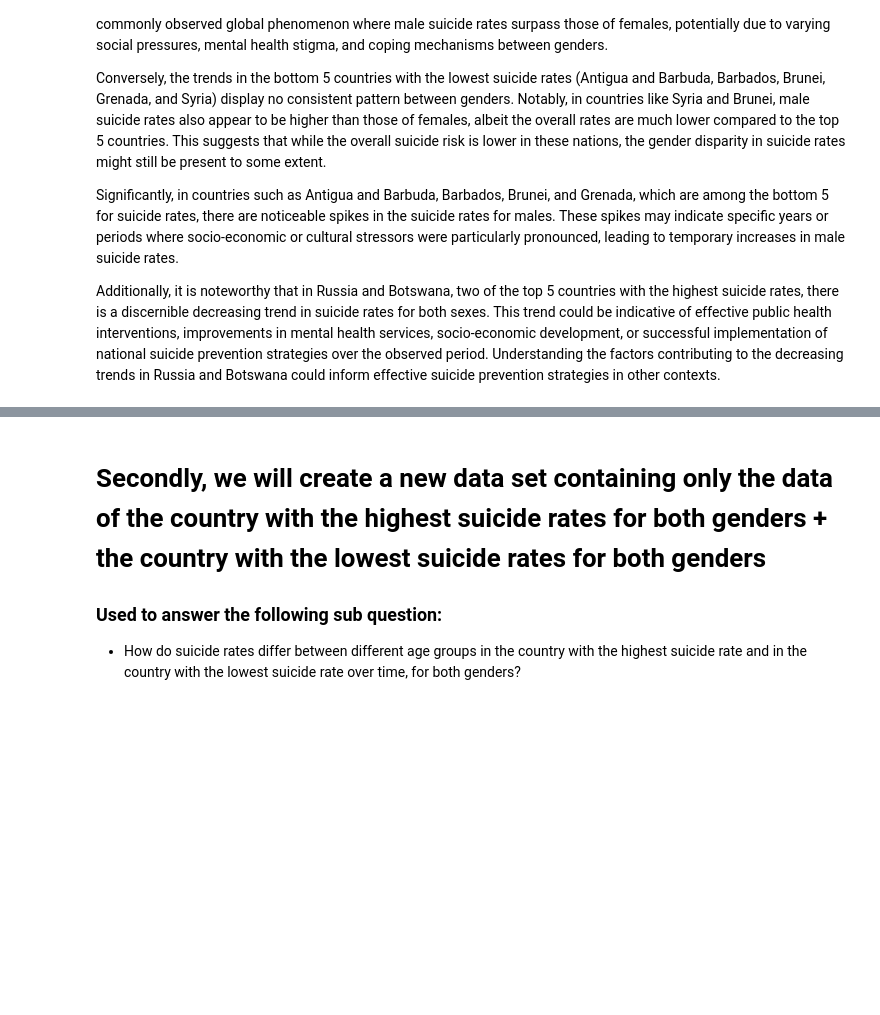
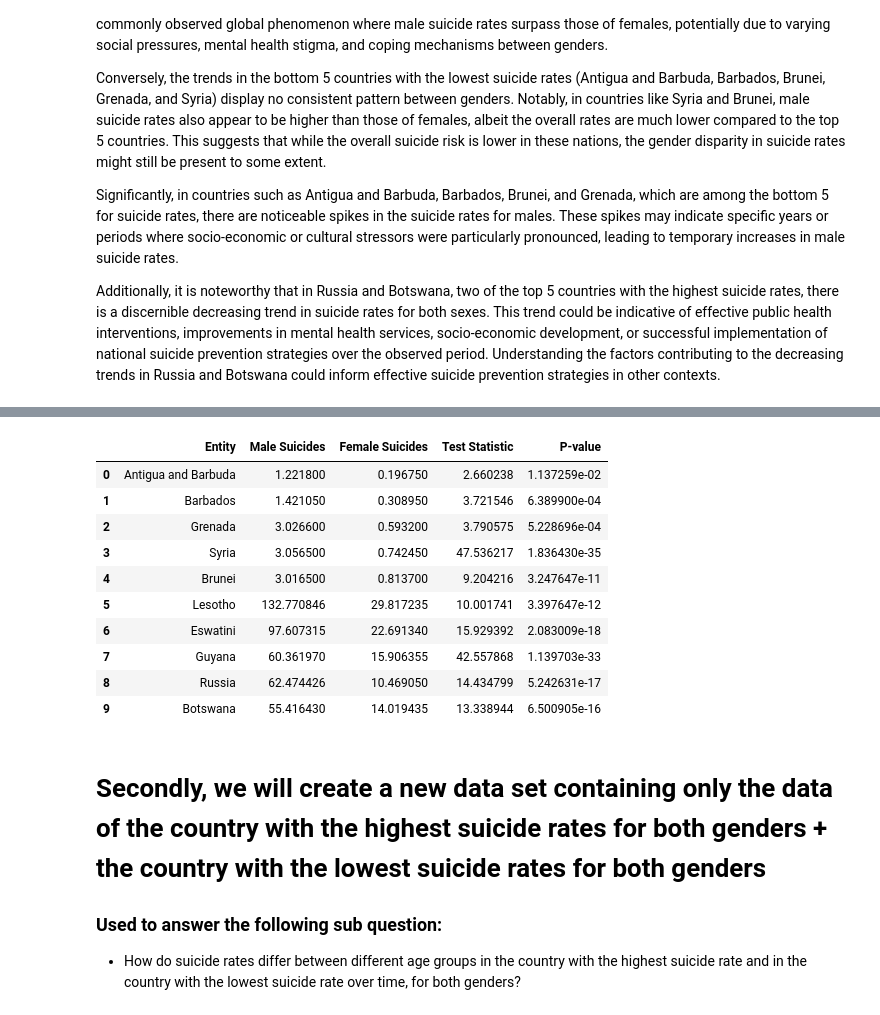
Before and after one commit to LingMJDK/Project_Data_Wrangling_32, a Jupyter notebook: project_DW_32.ipynb, the cells around one changed output, grey strips where cells are left out. Drawn from its saved outputs; the diff is of its cells as text; code cells hidden in the pictures; blank space fills up the shorter version.

Commit message:
added the statistical analysis

```diff
--- a/project_DW_32.ipynb
+++ b/project_DW_32.ipynb
@@ -349,3 +482,52 @@ Additionally, it is noteworthy that in Russia and Botswana, two of the top 5 cou
+# %%
+from scipy import stats
+p1 = stats.ttest_ind(group1_male['Suicide Rate'], group1_female['Suicide Rate'])
+p2 = stats.ttest_ind(group2_male['Suicide Rate'], group2_female['Suicide Rate'])
+p3 = stats.ttest_ind(group3_male['Suicide Rate'], group3_female['Suicide Rate'])
+p4 = stats.ttest_ind(group4_male['Suicide Rate'], group4_female['Suicide Rate'])
+p5 = stats.ttest_ind(group5_male['Suicide Rate'], group5_female['Suicide Rate'])
+p6 = stats.ttest_ind(group6_male['Suicide Rate'], group6_female['Suicide Rate'])
+p7 = stats.ttest_ind(group7_male['Suicide Rate'], group7_female['Suicide Rate'])
+p8 = stats.ttest_ind(group8_male['Suicide Rate'], group8_female['Suicide Rate'])
+p9 = stats.ttest_ind(group9_male['Suicide Rate'], group9_female['Suicide Rate'])
+p10 = stats.ttest_ind(group10_male['Suicide Rate'], group10_female['Suicide Rate'])
+
+df_mf_suicide['Entity'].unique()
+countries = ['Antigua and Barbuda', 'Barbados', 'Grenada', 'Syria', 'Brunei', 'Lesotho', 'Eswatini', 'Guyana', 'Russia', 'Botswana']
+
+vals = [p1, p2, p3, p4, p5, p6, p7, p8, p9, p10]
+tstat = [val[0] for val in vals]
+pvals = [val[1] for val in vals]
+
+male_bot = [val.mean() for num, val in enumerate(data_bottom) if num % 2 == 0]
+female_bot = [val.mean() for num, val in enumerate(data_bottom) if num % 2 == 1]
+male_top = [val.mean() for num, val in enumerate(data_top) if num % 2 == 0]
+female_top = [val.mean() for num, val in enumerate(data_top) if num % 2 == 1]
+
+male_mean_rate = (male_bot + male_top)
+female_mean_rate = (female_bot + female_top)
+
+df_comparison = pd.DataFrame({
+    'Entity' : countries,
+    'Male Suicides': male_mean_rate,
+    'Female Suicides': female_mean_rate,
+    'Test Statistic': tstat,
+    'P-value': pvals})
+
+display(df_comparison)
+# group1['Suicide Rate'].values.mean()
+# %% [output]
+|  | Entity | Male Suicides | Female Suicides | Test Statistic | P-value |
+| 0 | Antigua and Barbuda | 1.221800 | 0.196750 | 2.660238 | 1.137259e-02 |
+| 1 | Barbados | 1.421050 | 0.308950 | 3.721546 | 6.389900e-04 |
+| 2 | Grenada | 3.026600 | 0.593200 | 3.790575 | 5.228696e-04 |
+| 3 | Syria | 3.056500 | 0.742450 | 47.536217 | 1.836430e-35 |
+| 4 | Brunei | 3.016500 | 0.813700 | 9.204216 | 3.247647e-11 |
+| 5 | Lesotho | 132.770846 | 29.817235 | 10.001741 | 3.397647e-12 |
+| 6 | Eswatini | 97.607315 | 22.691340 | 15.929392 | 2.083009e-18 |
+| 7 | Guyana | 60.361970 | 15.906355 | 42.557868 | 1.139703e-33 |
+| 8 | Russia | 62.474426 | 10.469050 | 14.434799 | 5.242631e-17 |
+| 9 | Botswana | 55.416430 | 14.019435 | 13.338944 | 6.500905e-16 |
 # %% [markdown]
 # Secondly, we will create a new data set containing only the data of the country with the highest suicide rates for both genders + the country with the lowest suicide rates for both genders
 ### Used to answer the following sub question:
```
Also changed, not shown: parts of 2 cells of this notebook, 2 other files.
